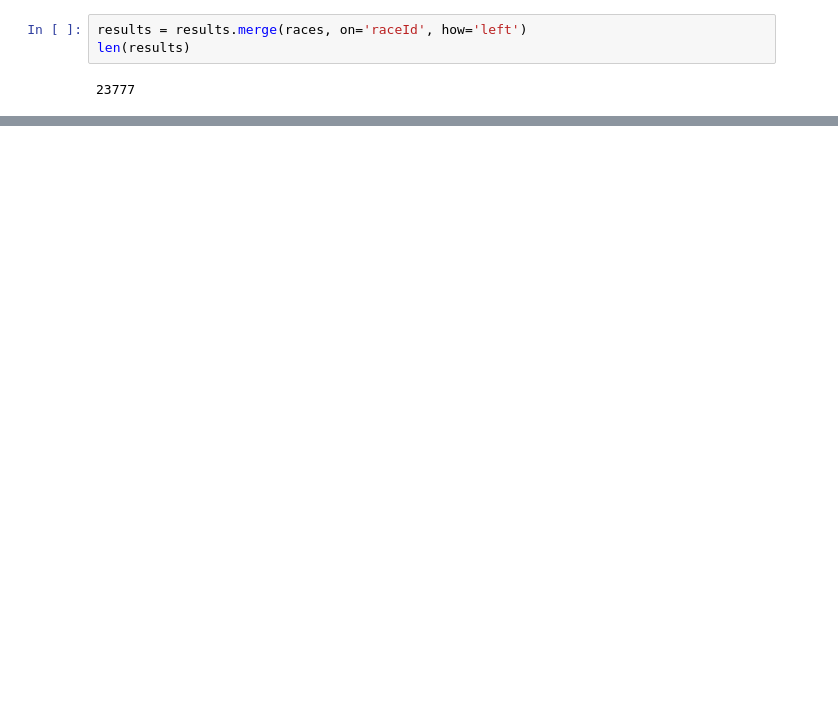
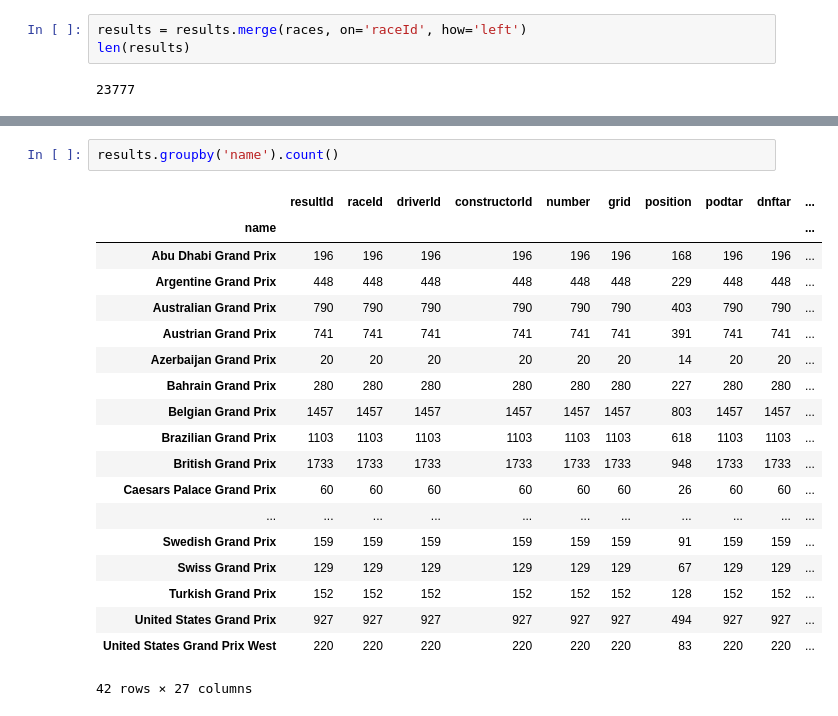
Before and after one commit to AnthonyTurgelis/F1NAL-PROJECT, a Jupyter notebook: DataCleanJoin.ipynb, the cells around one changed output, grey strips where cells are left out. Saved outputs shown, nothing was run; the diff lists cells and outputs as text; blank space fills up the shorter version.

```diff
--- a/DataCleanJoin.ipynb
+++ b/DataCleanJoin.ipynb
@@ -119,0 +216,22 @@ AGP
+# %%
+results.groupby('name').count()
+# %% [output]
+|  | resultId | raceId | driverId | constructorId | number | grid | position | podtar | dnftar | ... |
+| name |  |  |  |  |  |  |  |  |  | ... |
+| Abu Dhabi Grand Prix | 196 | 196 | 196 | 196 | 196 | 196 | 168 | 196 | 196 | ... |
+| Argentine Grand Prix | 448 | 448 | 448 | 448 | 448 | 448 | 229 | 448 | 448 | ... |
+| Australian Grand Prix | 790 | 790 | 790 | 790 | 790 | 790 | 403 | 790 | 790 | ... |
+| Austrian Grand Prix | 741 | 741 | 741 | 741 | 741 | 741 | 391 | 741 | 741 | ... |
+| Azerbaijan Grand Prix | 20 | 20 | 20 | 20 | 20 | 20 | 14 | 20 | 20 | ... |
+| Bahrain Grand Prix | 280 | 280 | 280 | 280 | 280 | 280 | 227 | 280 | 280 | ... |
+| Belgian Grand Prix | 1457 | 1457 | 1457 | 1457 | 1457 | 1457 | 803 | 1457 | 1457 | ... |
+| Brazilian Grand Prix | 1103 | 1103 | 1103 | 1103 | 1103 | 1103 | 618 | 1103 | 1103 | ... |
+| British Grand Prix | 1733 | 1733 | 1733 | 1733 | 1733 | 1733 | 948 | 1733 | 1733 | ... |
+| Caesars Palace Grand Prix | 60 | 60 | 60 | 60 | 60 | 60 | 26 | 60 | 60 | ... |
+| ... | ... | ... | ... | ... | ... | ... | ... | ... | ... | ... |
+| Swedish Grand Prix | 159 | 159 | 159 | 159 | 159 | 159 | 91 | 159 | 159 | ... |
+| Swiss Grand Prix | 129 | 129 | 129 | 129 | 129 | 129 | 67 | 129 | 129 | ... |
+| Turkish Grand Prix | 152 | 152 | 152 | 152 | 152 | 152 | 128 | 152 | 152 | ... |
+| United States Grand Prix | 927 | 927 | 927 | 927 | 927 | 927 | 494 | 927 | 927 | ... |
+| United States Grand Prix West | 220 | 220 | 220 | 220 | 220 | 220 | 83 | 220 | 220 | ... |
+42 rows × 27 columns
```
Also changed, not shown: parts of 21 cells of this notebook, 2 other files.
